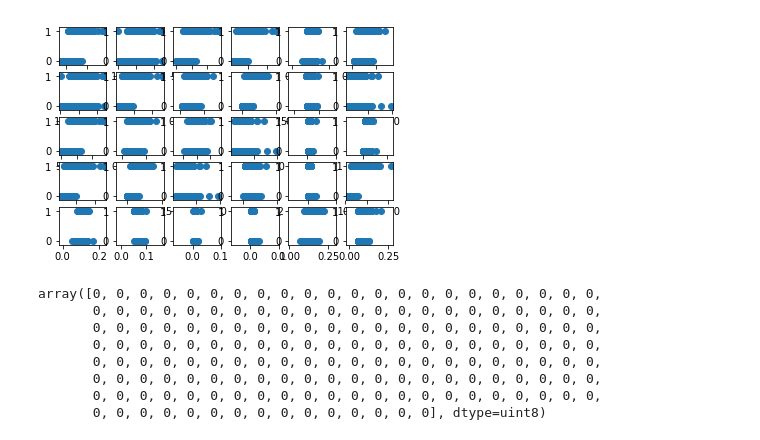
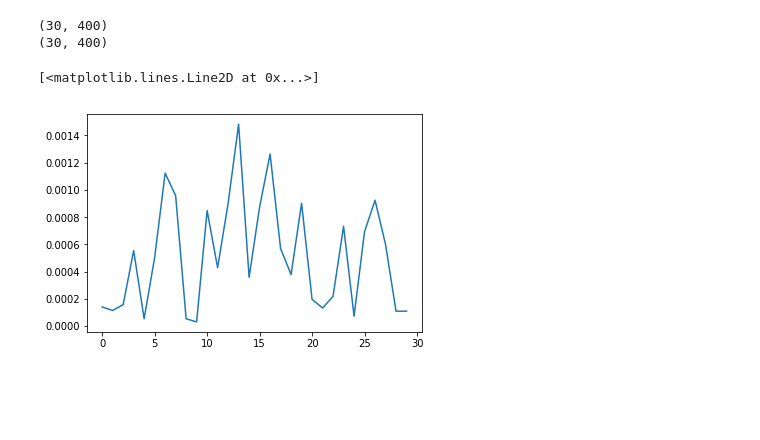
Before and after one commit to Anguse/breast-cancer-classification, a Jupyter notebook: classification/classification.ipynb, the cells around one changed output. Drawn from its saved outputs; the diff is of its cells as text; code cells hidden in the pictures; blank space fills up the shorter version.

```diff
--- a/classification/classification.ipynb
+++ b/classification/classification.ipynb
@@ -9,33 +0,0 @@ clf = svm.SVC(gamma='scale')
-# %%
-# Load data
-mat_content = sio.loadmat("classification/cancerWTrain.mat")
-sorted(mat_content.keys())
-cancerTestX = mat_content["cancerTestX"]
-cancerTrainX = mat_content["cancerTrainX"]
-cancerTrainY = mat_content["cancerTrainY"]
-
-# Plot each feature in relation to classification
-f, axarr = plt.subplots(5, 6)
-for i in range(0, 6):
-    for j in range(0, 5):
-        axarr[j, i].scatter(cancerTrainX[(i+1)*(j+1)-1], cancerTrainY)
-
-# Reshape data for fitting
-cancerTestX = np.reshape(mat_content["cancerTestX"], (-169, 30))
-cancerTrainX = np.reshape(mat_content["cancerTrainX"], (-400, 30))
-cancerTrainY = np.reshape(mat_content["cancerTrainY"], (-1, 1))
-cancerTrainY = np.ravel(cancerTrainY)
-# %% [output]
-[figure, removed]
-# %%
-clf.fit(cancerTrainX, cancerTrainY)
-clf.predict(cancerTestX)
-# %% [output]
-array([0, 0, 0, 0, 0, 0, 0, 0, 0, 0, 0, 0, 0, 0, 0, 0, 0, 0, 0, 0, 0, 0,
-       0, 0, 0, 0, 0, 0, 0, 0, 0, 0, 0, 0, 0, 0, 0, 0, 0, 0, 0, 0, 0, 0,
-       0, 0, 0, 0, 0, 0, 0, 0, 0, 0, 0, 0, 0, 0, 0, 0, 0, 0, 0, 0, 0, 0,
-       0, 0, 0, 0, 0, 0, 0, 0, 0, 0, 0, 0, 0, 0, 0, 0, 0, 0, 0, 0, 0, 0,
-       0, 0, 0, 0, 0, 0, 0, 0, 0, 0, 0, 0, 0, 0, 0, 0, 0, 0, 0, 0, 0, 0,
-       0, 0, 0, 0, 0, 0, 0, 0, 0, 0, 0, 0, 0, 0, 0, 0, 0, 0, 0, 0, 0, 0,
-       0, 0, 0, 0, 0, 0, 0, 0, 0, 0, 0, 0, 0, 0, 0, 0, 0, 0, 0, 0, 0, 0,
-       0, 0, 0, 0, 0, 0, 0, 0, 0, 0, 0, 0, 0, 0, 0], dtype=uint8)
@@ -41,0 +16,25 @@ array([0, 0, 0, 0, 0, 0, 0, 0, 0, 0, 0, 0, 0, 0, 0, 0, 0, 0, 0, 0, 0, 0,
+# %%
+### Load data
+mat_content = sio.loadmat("classification/cancerWTrain.mat")
+sorted(mat_content.keys())
+cancerTestX = mat_content["cancerTestX"]
+cancerTrainX = mat_content["cancerTrainX"]
+cancerTrainY = mat_content["cancerTrainY"]
+print(np.shape(cancerTrainX))
+
+cancer_encoded = np.copy(cancerTrainX)
+np.r_[cancer_encoded, cancerTrainY]
+print(np.shape(cancer_encoded))
+
+### Standardize data
+cancerTrainX = pp.Normalizer().fit(cancerTrainX).transform(cancerTrainX)
+cancerTestX = pp.Normalizer().fit(cancerTestX).transform(cancerTestX)
+
+## Plot variance of features
+feature_variance = np.var(cancerTrainX.T, 0)
+plt.plot(feature_variance)
+# %% [output]
+(30, 400)
+(30, 400)
+[<matplotlib.lines.Line2D at 0x...>]
+[figure, added]
```
Also changed, not shown: parts of 8 cells of this notebook, 10 other files.
